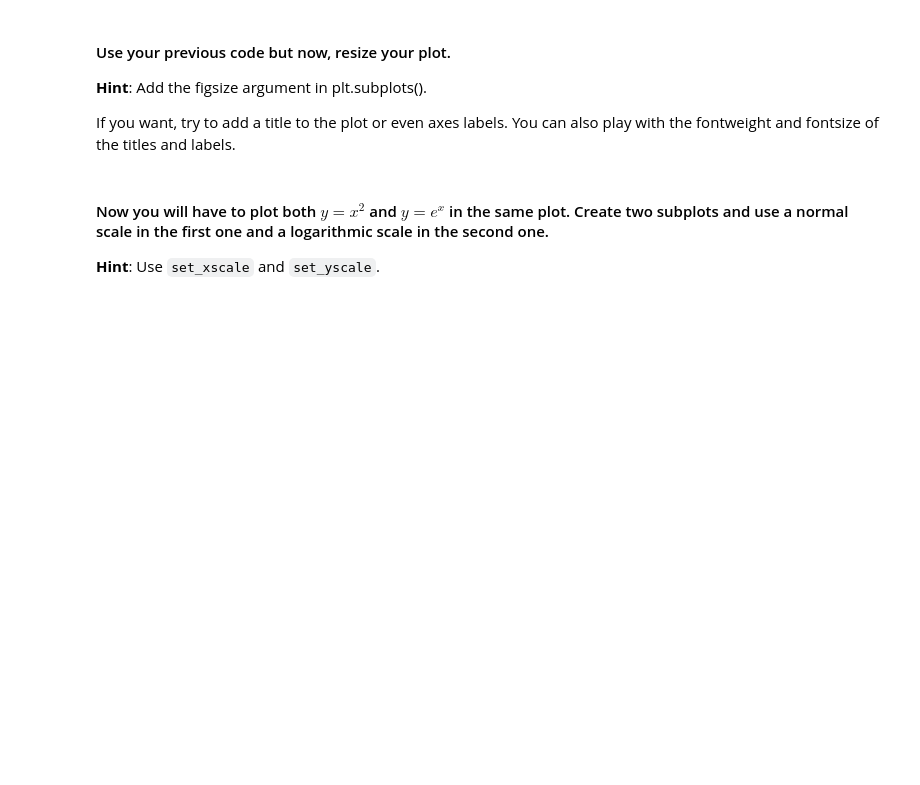
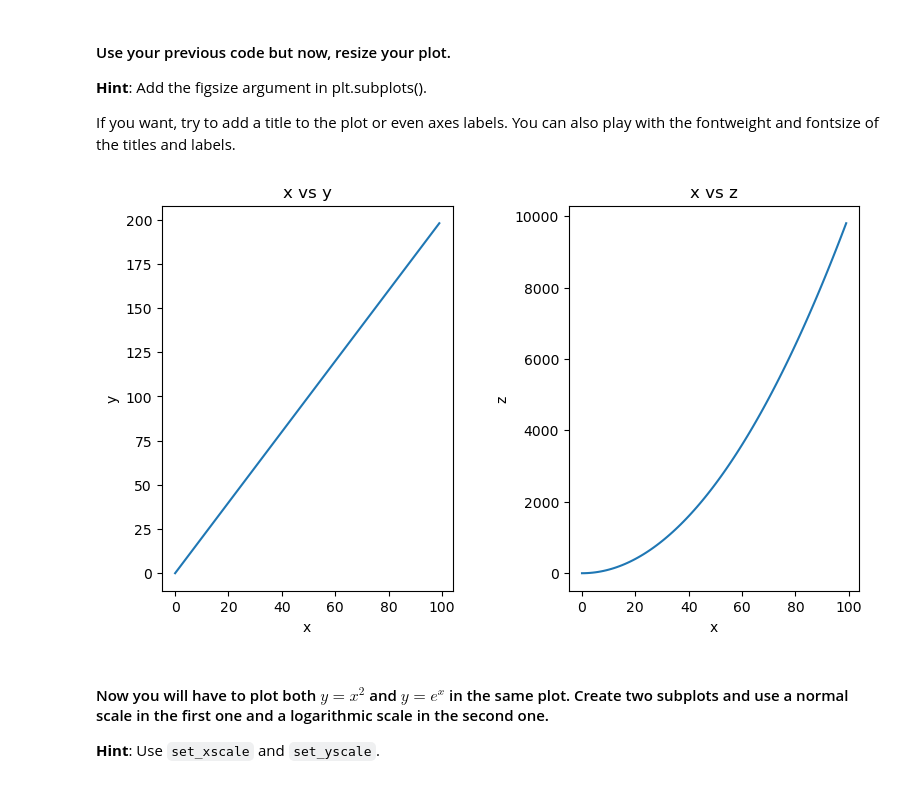
Before and after one commit to blancadelavega/dataptmad0924_labs, a Jupyter notebook: module-2/matplotlib-seaborn/your-code/main.ipynb, the cells around one changed output. Drawn from its saved outputs; the diff is of its cells as text; code cells hidden in the pictures; blank space fills up the shorter version.

```diff
--- a/module-2/matplotlib-seaborn/your-code/main.ipynb
+++ b/module-2/matplotlib-seaborn/your-code/main.ipynb
@@ -94,3 +92,22 @@ If you want, try to add a title to the plot or even axes labels. You can also pl
+# %%
+fig, axs = plt.subplots(ncols = 2,
+                       nrows = 1,
+                       figsize = (9, 5))
+axs[0].plot(x, y)
+axs[1].plot(x, z)
+
+axs[0].set(xlabel='x',
+           ylabel='y',
+           title='x vs y')
+axs[1].set(xlabel='x',
+           ylabel='z',
+           title='x vs z')
+
+plt.subplots_adjust(wspace=0.4)
+
+plt.show()
+# %% [output]
+[figure, added]
 # %% [markdown]
 #### Now you will have to plot both $y=x^2$ and $y=e^x$ in the same plot. Create two subplots and use a normal scale in the first one and a logarithmic scale in the second one.
 **Hint**: Use `set_xscale` and `set_yscale`.
```
Also changed, not shown: parts of 4 cells of this notebook.
